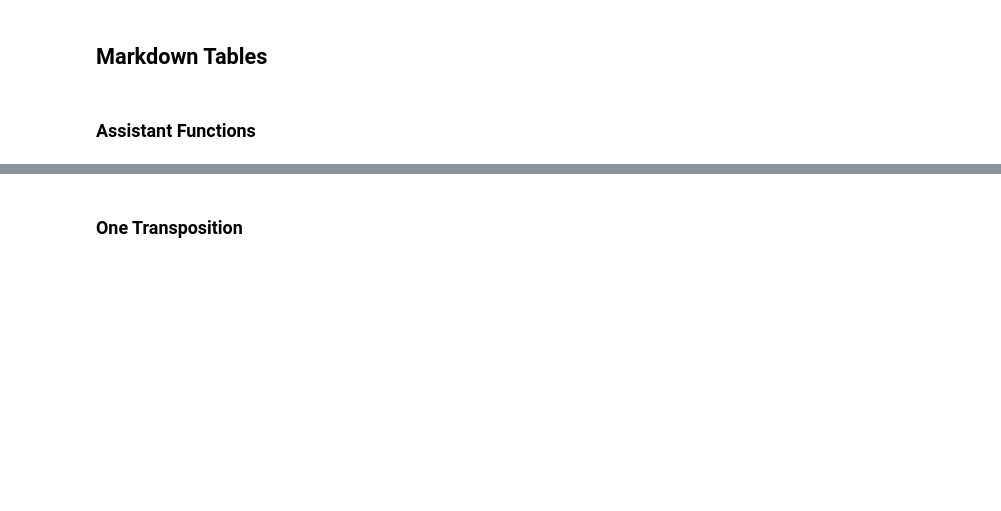
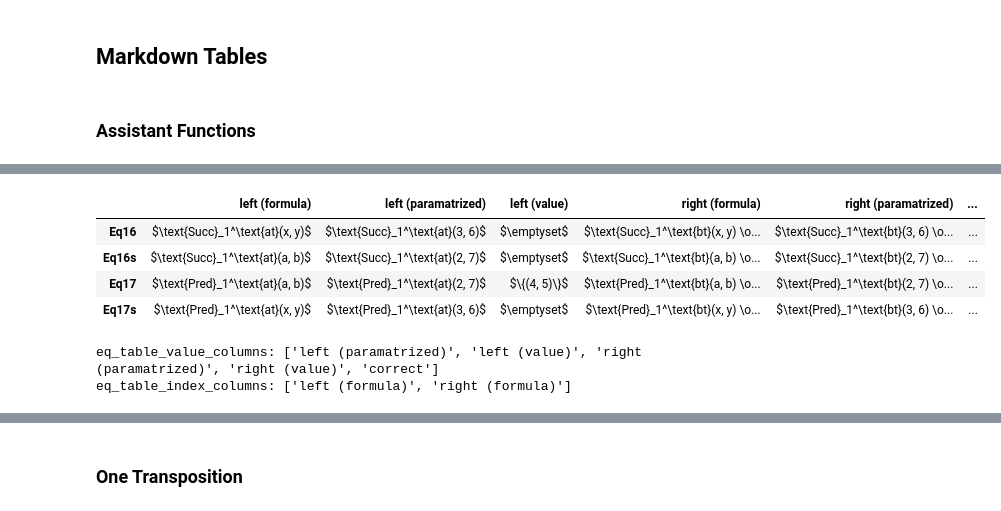
Before and after one commit to zimfv/depth-poset, a Jupyter notebook: notebooks/Check-Case-Abalysis.ipynb, the cells around one changed output, grey strips where cells are left out. Drawn from its saved outputs; the diff is of its cells as text; code cells hidden in the pictures; blank space fills up the shorter version.

```diff
--- a/notebooks/Check-Case-Abalysis.ipynb
+++ b/notebooks/Check-Case-Abalysis.ipynb
@@ -354,0 +419,20 @@ def get_comparition_table(df0: pd.DataFrame, df1: pd.DataFrame, index_cols: list
+# %%
+df_eqs1 = pd.DataFrame(data=[['$\\text{Succ}_1^\\text{at}(x, y)$', '$\\text{Succ}_1^\\text{at}(3, 6)$', '$\\emptyset$', '$\\text{Succ}_1^\\text{bt}(x, y) \\oplus \\{(a, b)\\} \\oplus \\text{Succ}_1^\\text{bt}(a, b)$', '$\\text{Succ}_1^\\text{bt}(3, 6) \\oplus \\{(2, 7)\\} \\oplus \\text{Succ}_1^\\text{bt}(2, 7)$', '$\\emptyset$', '✔'], ['$\\text{Succ}_1^\\text{at}(a, b)$', '$\\text{Succ}_1^\\text{at}(2, 7)$', '$\\emptyset$', '$\\text{Succ}_1^\\text{bt}(a, b) \\oplus \\{(x, y)\\} \\oplus \\text{Succ}_1^\\text{bt}(x, y)$', '$\\text{Succ}_1^\\text{bt}(2, 7) \\oplus \\{(3, 6)\\} \\oplus \\text{Succ}_1^\\text{bt}(3, 6)$', '$\\{(2, 7), (3, 6)\\}$', '✘'], ['$\\text{Pred}_1^\\text{at}(a, b)$', '$\\text{Pred}_1^\\text{at}(2, 7)$', '$\\{(4, 5)\\}$', '$\\text{Pred}_1^\\text{bt}(a, b) \\oplus \\{(x, y)\\}$', '$\\text{Pred}_1^\\text{bt}(2, 7) \\oplus \\{(3, 6)\\}$', '$\\{(4, 5)\\}$', '✔'], ['$\\text{Pred}_1^\\text{at}(x, y)$', '$\\text{Pred}_1^\\text{at}(3, 6)$', '$\\emptyset$', '$\\text{Pred}_1^\\text{bt}(x, y) \\oplus \\{(a, b)\\}$', '$\\text{Pred}_1^\\text{bt}(3, 6) \\oplus \\{(2, 7)\\}$', '$\\{(2, 7)\\}$', '✘']], columns=['left (formula)', 'left (paramatrized)', 'left (value)', 'right (formula)', 'right (paramatrized)', 'right (value)', 'correct'], index=['Eq16', 'Eq16s', 'Eq17', 'Eq17s'])
+
+df_eqs1
+# %% [output]
+|  | left (formula) | left (paramatrized) | left (value) | right (formula) | right (paramatrized) | ... |
+| Eq16 | $\text{Succ}_1^\text{at}(x, y)$ | $\text{Succ}_1^\text{at}(3, 6)$ | $\emptyset$ | $\text{Succ}_1^\text{bt}(x, y) \o... | $\text{Succ}_1^\text{bt}(3, 6) \o... | ... |
+| Eq16s | $\text{Succ}_1^\text{at}(a, b)$ | $\text{Succ}_1^\text{at}(2, 7)$ | $\emptyset$ | $\text{Succ}_1^\text{bt}(a, b) \o... | $\text{Succ}_1^\text{bt}(2, 7) \o... | ... |
+| Eq17 | $\text{Pred}_1^\text{at}(a, b)$ | $\text{Pred}_1^\text{at}(2, 7)$ | $\{(4, 5)\}$ | $\text{Pred}_1^\text{bt}(a, b) \o... | $\text{Pred}_1^\text{bt}(2, 7) \o... | ... |
+| Eq17s | $\text{Pred}_1^\text{at}(x, y)$ | $\text{Pred}_1^\text{at}(3, 6)$ | $\emptyset$ | $\text{Pred}_1^\text{bt}(x, y) \o... | $\text{Pred}_1^\text{bt}(3, 6) \o... | ... |
+# %%
+eq_table_original_columns = df_eqs0.columns.to_list()
+eq_table_value_columns = [col for col in eq_table_original_columns if (col.lower().find('value') != -1) or (col.lower().find('paramatrized') != -1) or (col.lower() == 'correct')]
+eq_table_index_columns = [col for col in eq_table_original_columns if col not in eq_table_value_columns]
+
+print(f'eq_table_value_columns: {eq_table_value_columns}')
+print(f'eq_table_index_columns: {eq_table_index_columns}')
+# %% [output]
+eq_table_value_columns: ['left (paramatrized)', 'left (value)', 'right (paramatrized)', 'right (value)', 'correct']
+eq_table_index_columns: ['left (formula)', 'right (formula)']
```
Also changed, not shown: parts of 10 cells of this notebook, 28 other files.
